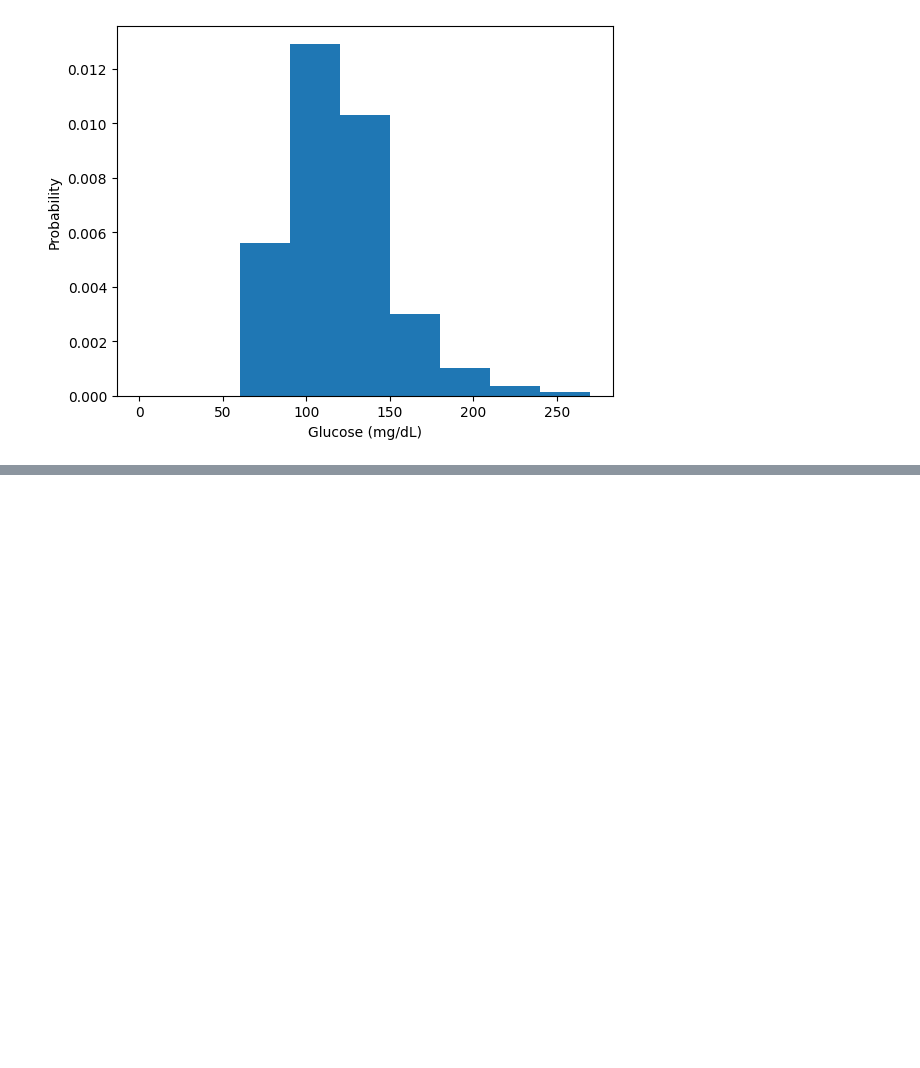
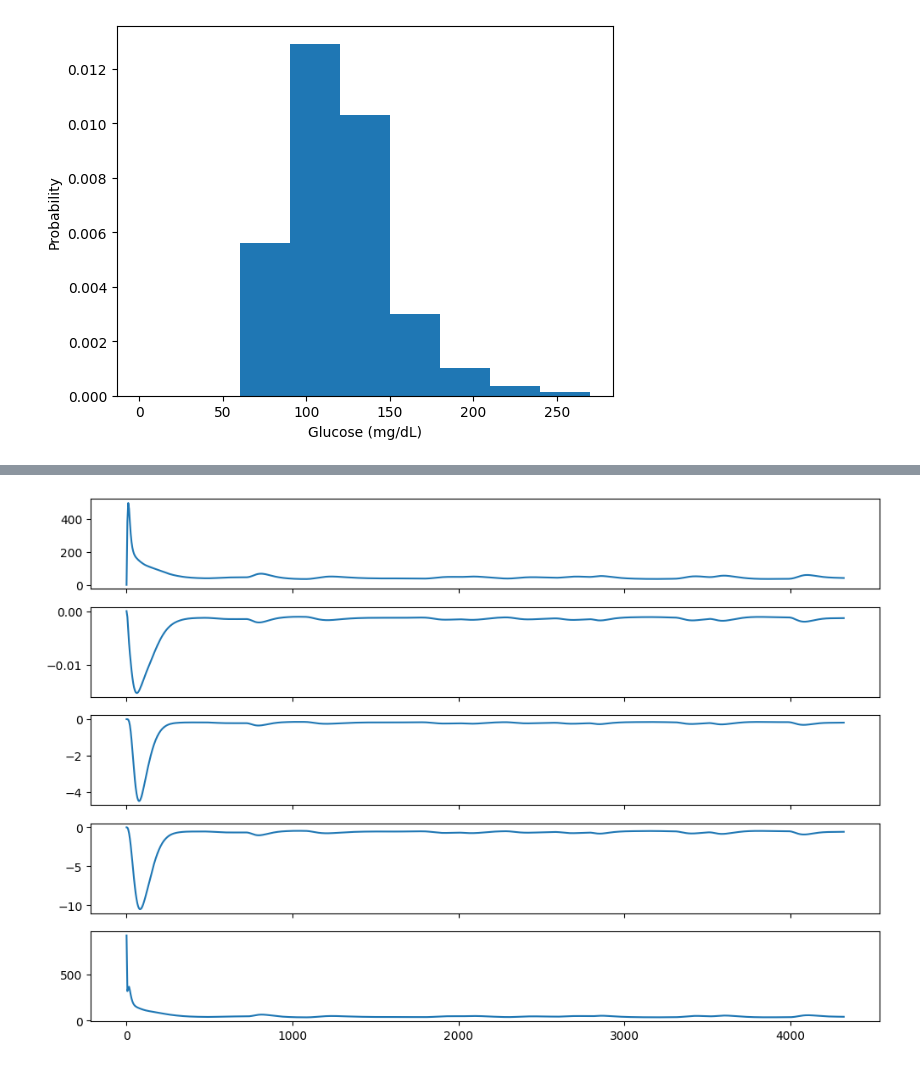
Before and after one commit to KeAWang/differentiable_t1d, a Jupyter notebook: filter_kanderian.ipynb, the cells around one changed output, grey strips where cells are left out. Cells and saved outputs as stored; diff of their text form; code cells hidden in the pictures; blank space fills up the shorter version.

```diff
--- a/filter_kanderian.ipynb
+++ b/filter_kanderian.ipynb
@@ -377,3 +381,9 @@ Array([[9.8165333e-01, 0.0000000e+00, 0.0000000e+00, 0.0000000e+00,
+# %%
+fig, axes = plt.subplots(nrows=len(init_state), sharex=True, figsize=(12, 8))
+for i, ax in enumerate(axes):
+    ax.plot(ts_limited, Vp[:, i, -1], label='Vp')
+# %% [output]
+[figure, added]
 # %%
 # add 1 for observation plot
 fig, axes = plt.subplots(nrows=len(init_state) + 1, sharex=True, figsize=(12, 8))
```
Also changed, not shown: parts of 10 cells of this notebook, 2 other files.
